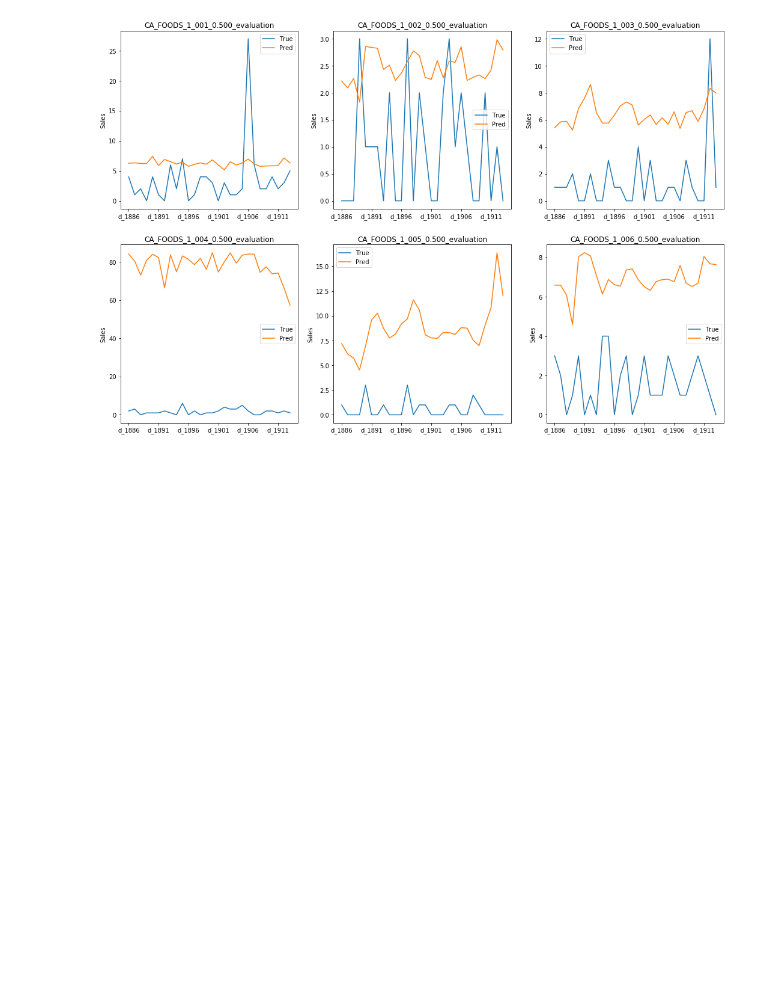
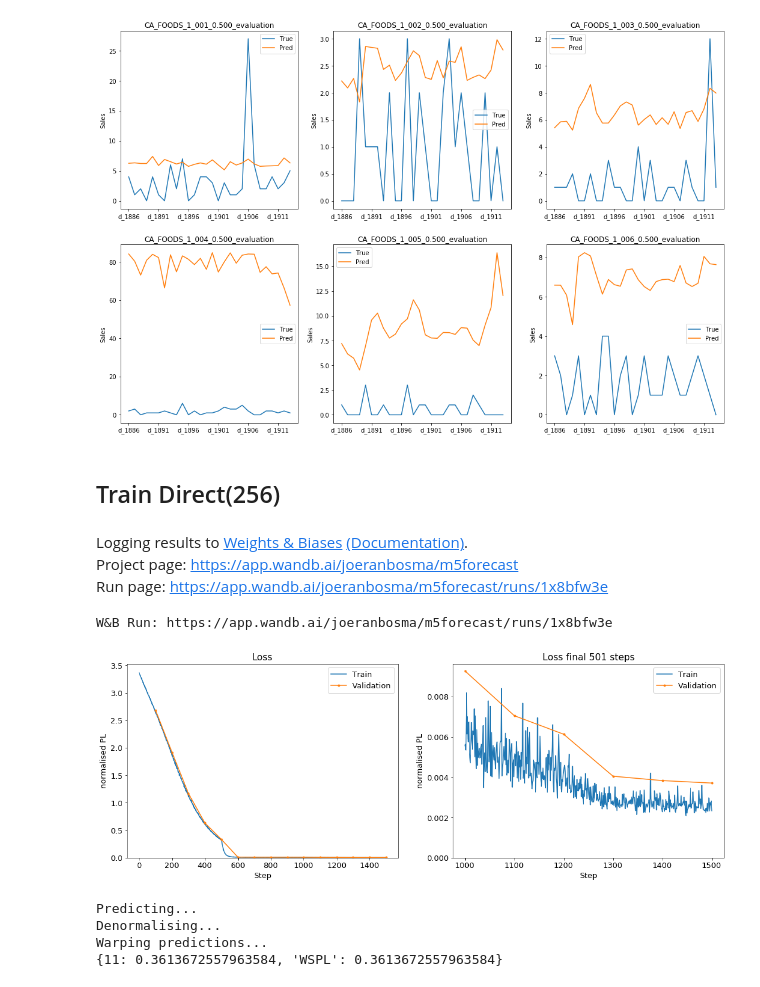
Before and after one commit to joeranbosma/M5Forecast, a Jupyter notebook: uncertainty/hyper_opt/mlp_level_11.ipynb, the cells around one changed output. Cells and saved outputs as stored; diff of their text form; code cells hidden in the pictures; blank space fills up the shorter version.

Commit message:
Performed experiments for training MLP with a custom layer.

```diff
--- a/uncertainty/hyper_opt/mlp_level_11.ipynb
+++ b/uncertainty/hyper_opt/mlp_level_11.ipynb
@@ -118,13 +107,3 @@ for col in ['event_name_1', 'event_type_1', 'event_name_2', 'event_type_2']:
-# %%
-# re-index the categories to match the input of the Embedding layer
-
-for col in available_cat_features:
-    le = LabelEncoder()
-    data[col] = le.fit_transform(data[col])
-# %%
-# re-set the categories as pandas categories for proper pd.get_dummies
-for col in available_cat_features:
-    data[col] = data[col].astype('category')
 # %% [markdown]
 ## Setup training
 # %%
@@ -241,3 +220,31 @@ Evaluating..
 model.save(model_dir + 'baseline_dense_epoch20.h5')
 model.set_weights(logger.best_model)
 model.save(model_dir + 'baseline_dist_best_spl.h5')
+# %% [markdown]
+## Train Direct(256)
+# %%
+# model setup
+model = get_direct_dist_model(INP_SHAPE, num_nodes=256)
+model.compile(optimizer=Adam(learning_rate=1e-3), loss=losses)
+
+# setup metric tracking
+logger = Logger(val_batch_creator)
+wandb.init(project='m5forecast', name="L11-direct-256")
+# %% [output]
+Logging results to Weights & Biases (Documentation).
+Project page: https://app.wandb.ai/joeranbosma/m5forecast
+Run page: https://app.wandb.ai/joeranbosma/m5forecast/runs/1x8bfw3e
+W&B Run: https://app.wandb.ai/joeranbosma/m5forecast/runs/1x8bfw3e
+# %%
+lr_list = [1e-5, 1e-4, 1e-3]
+
+for lr_block in lr_list:
+    # set lr (without recompiling and losing momentum)
+    def lr_scheduler(epoch, lr):
+        return lr_block
+    lr_callback = LearningRateScheduler(lr_scheduler, verbose=1)
+
+    # train model
+    history = model.fit(train_batch_creator.flow(), epochs=5, steps_per_epoch=100,
+                        validation_data=val_batch_creator.flow(), validation_steps=val_batch_creator.__len__(),
+                        callbacks=[lr_callback, logger, WandbCallback()])
@@ -243,0 +253,11 @@ model.save(model_dir + 'baseline_dist_best_spl.h5')
+# %%
+logger.plot()
+# calculate WSPL and save metrics
+metrics, df = evaluate_model(model, ref, val_batch_creator, calendar, quantiles, data_dir, level, verbose=False)
+print(metrics)
+# %% [output]
+[figure, added]
+Predicting...
+Denormalising...
+Warping predictions...
+{11: 0.3613672557963584, 'WSPL': 0.3613672557963584}
```
Also changed, not shown: parts of 7 cells of this notebook, 5 other files.
